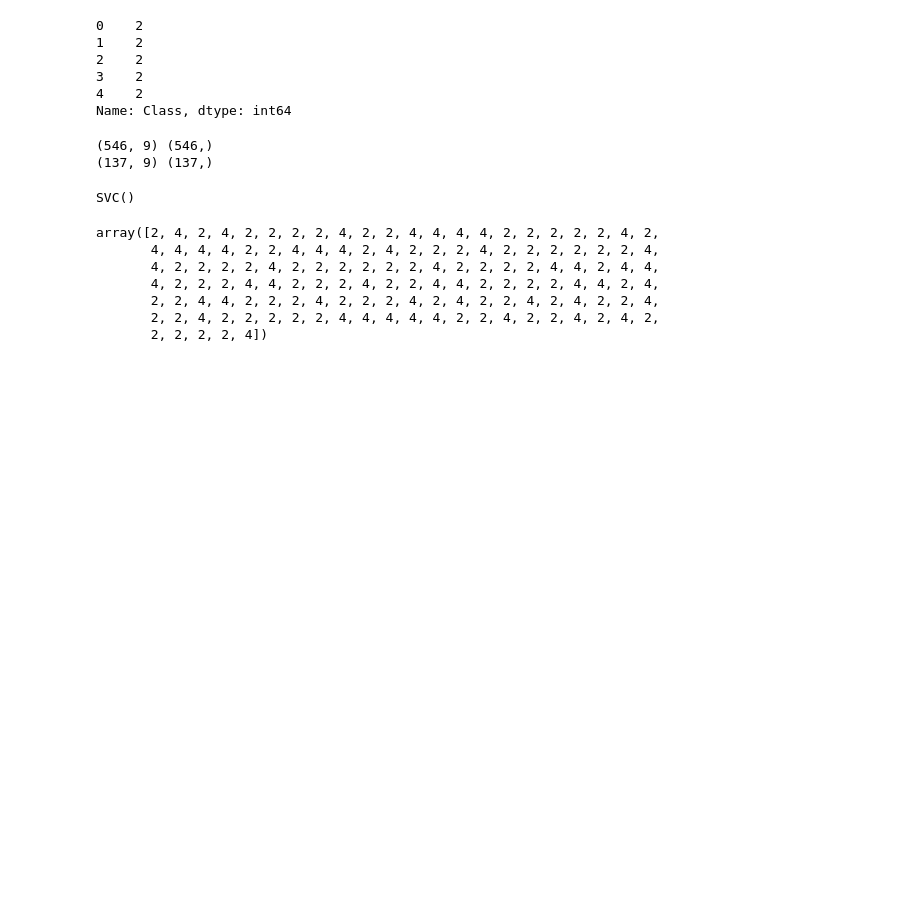
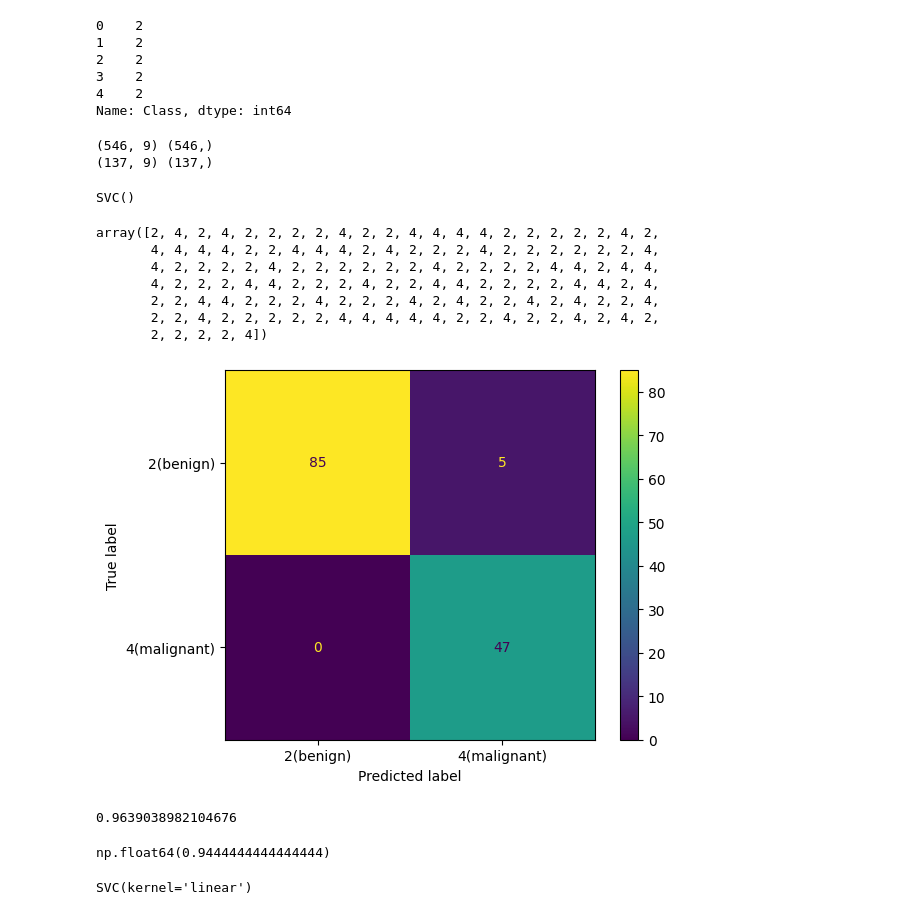
Before and after one commit to joneshshrestha/machine-learning-python, a Jupyter notebook: Classification/cancer-prediction/cancer_cell_prediction.ipynb, the cells around one changed output. Drawn from its saved outputs; the diff is of its cells as text; code cells hidden in the pictures; blank space fills up the shorter version.

```diff
--- a/Classification/cancer-prediction/cancer_cell_prediction.ipynb
+++ b/Classification/cancer-prediction/cancer_cell_prediction.ipynb
@@ -127,5 +127,28 @@ array([2, 4, 2, 4, 2, 2, 2, 2, 4, 2, 2, 4, 4, 4, 4, 2, 2, 2, 2, 2, 4, 2,
        2, 2, 2, 2, 4])
 # %%
 # Evaluation
-from sklearn.metrics import confusion_matrix
-cm
+from sklearn.metrics import confusion_matrix, ConfusionMatrixDisplay
+cm = confusion_matrix(y_test, yhat)
+
+disp = ConfusionMatrixDisplay(confusion_matrix=cm, display_labels=['2(benign)','4(malignant)'])
+disp.plot()
+plt.show()
+# %% [output]
+[figure, added]
+# %%
+from sklearn.metrics import f1_score
+f1_score(y_test, yhat, average='weighted')
+# %% [output]
+0.9639038982104676
+# %%
+from sklearn.metrics import jaccard_score
+#pos_label=2 meaning it treats class = 2(benign) as positive and other as negative
+jaccard_score(y_test, yhat, pos_label= 2)
+# %% [output]
+np.float64(0.9444444444444444)
+# %%
+# using kernel function linear
+svm_clf = svm.SVC(kernel='linear')
+svm_clf.fit(X_train, y_train)
+# %% [output]
+SVC(kernel='linear')
```
Also changed, not shown: parts of 3 cells of this notebook.
